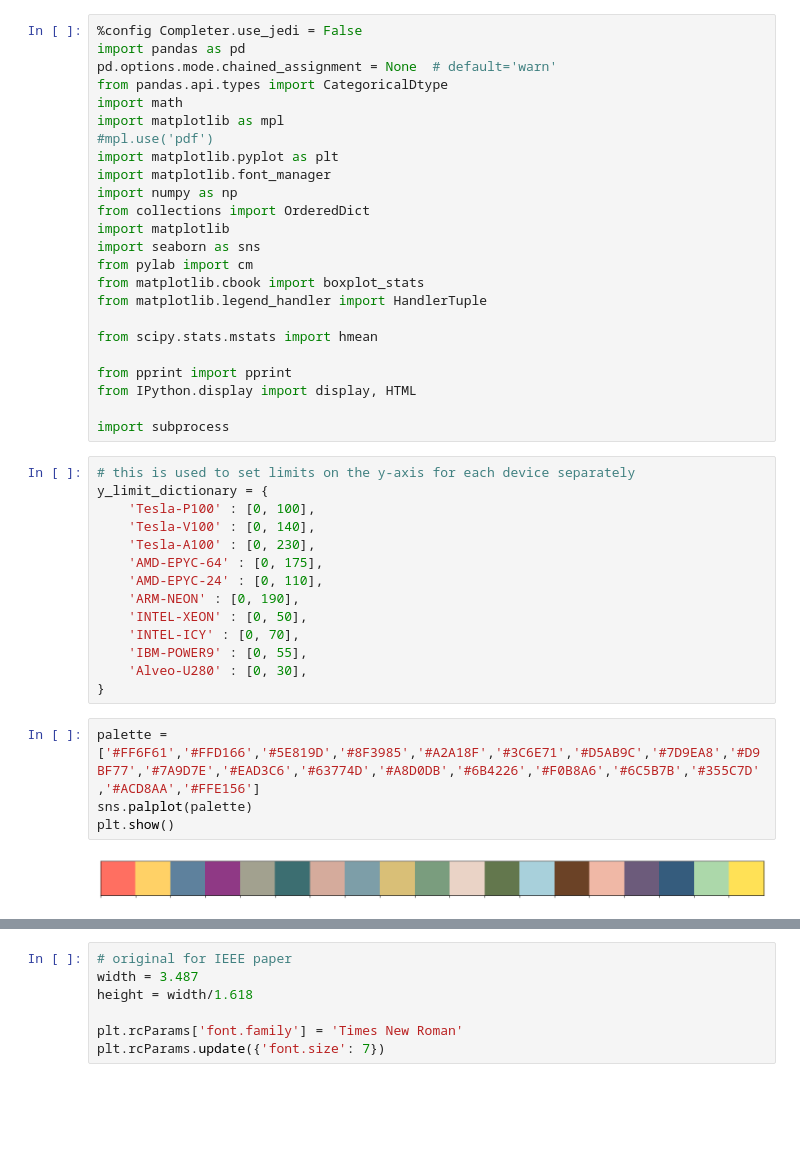
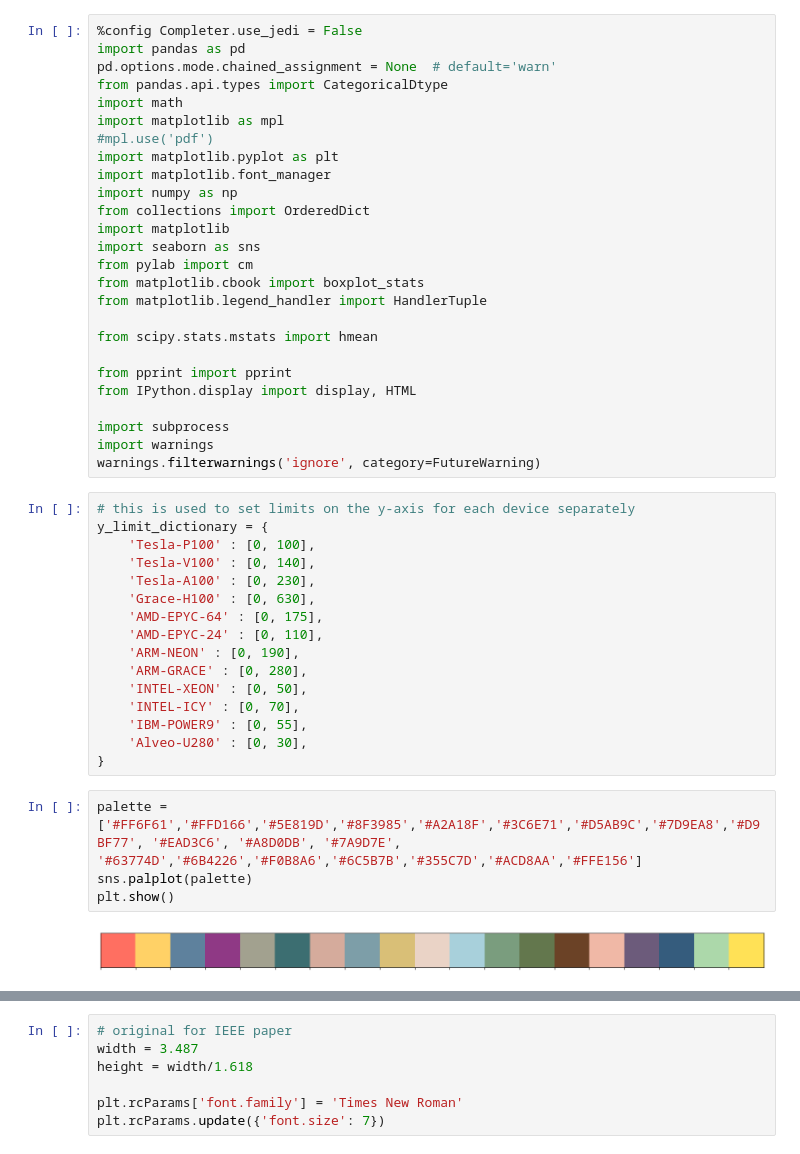
Before and after one commit to cslab-ntua/SpMV-Research, a Jupyter notebook: results_visualization/master_plotter_synthetic.ipynb, the cells around one changed output, grey strips where cells are left out. Cells and saved outputs as stored; diff of their text form; blank space fills up the shorter version.

```diff
--- a/results_visualization/master_plotter_synthetic.ipynb
+++ b/results_visualization/master_plotter_synthetic.ipynb
@@ -22,26 +22,30 @@ from pprint import pprint
 from IPython.display import display, HTML
 
 import subprocess
+import warnings
+warnings.filterwarnings('ignore', category=FutureWarning)
 # %%
 # this is used to set limits on the y-axis for each device separately
 y_limit_dictionary = {
     'Tesla-P100' : [0, 100],
     'Tesla-V100' : [0, 140],
     'Tesla-A100' : [0, 230],
+    'Grace-H100' : [0, 630],
     'AMD-EPYC-64' : [0, 175],
     'AMD-EPYC-24' : [0, 110],
     'ARM-NEON' : [0, 190],
+    'ARM-GRACE' : [0, 280],
     'INTEL-XEON' : [0, 50],
     'INTEL-ICY' : [0, 70],
     'IBM-POWER9' : [0, 55],
     'Alveo-U280' : [0, 30],
 }
 # %%
-palette = ['#FF6F61','#FFD166','#5E819D','#8F3985','#A2A18F','#3C6E71','#D5AB9C','#7D9EA8','#D9BF77','#7A9D7E','#EAD3C6','#63774D','#A8D0DB','#6B4226','#F0B8A6','#6C5B7B','#355C7D','#ACD8AA','#FFE156']
+palette = ['#FF6F61','#FFD166','#5E819D','#8F3985','#A2A18F','#3C6E71','#D5AB9C','#7D9EA8','#D9BF77', '#EAD3C6', '#A8D0DB', '#7A9D7E', '#63774D','#6B4226','#F0B8A6','#6C5B7B','#355C7D','#ACD8AA','#FFE156']
 sns.palplot(palette)
 plt.show()
 # %% [output]
-[figure, old version]
+[figure, new version]
 # %%
 def change_colors(ranges_dev, color_dictionary):
     color_dictionary_custom = {k: v for k, v in color_dictionary.items() if k in ranges_dev}
```
Also changed, not shown: parts of 45 cells of this notebook, 3 other files.
